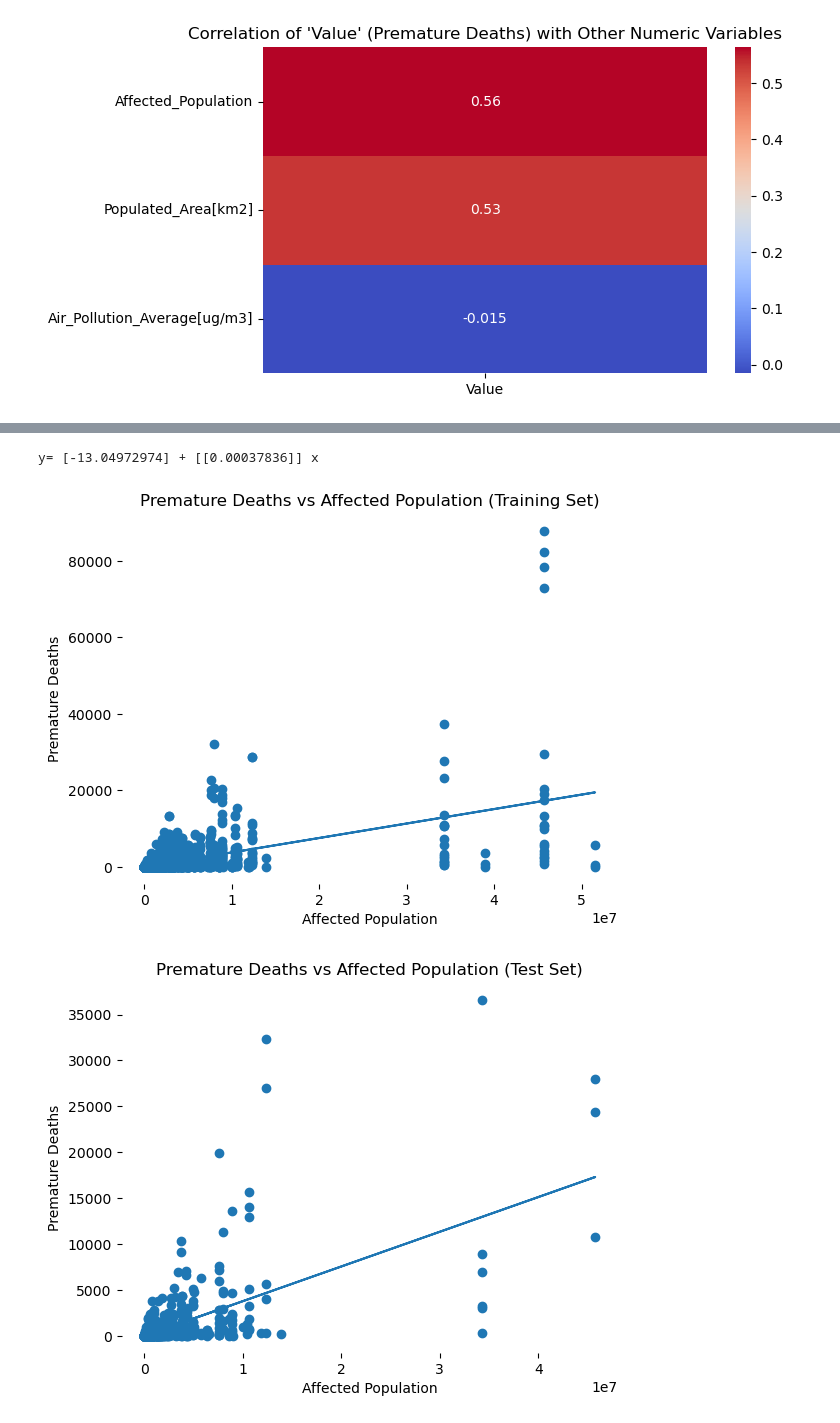
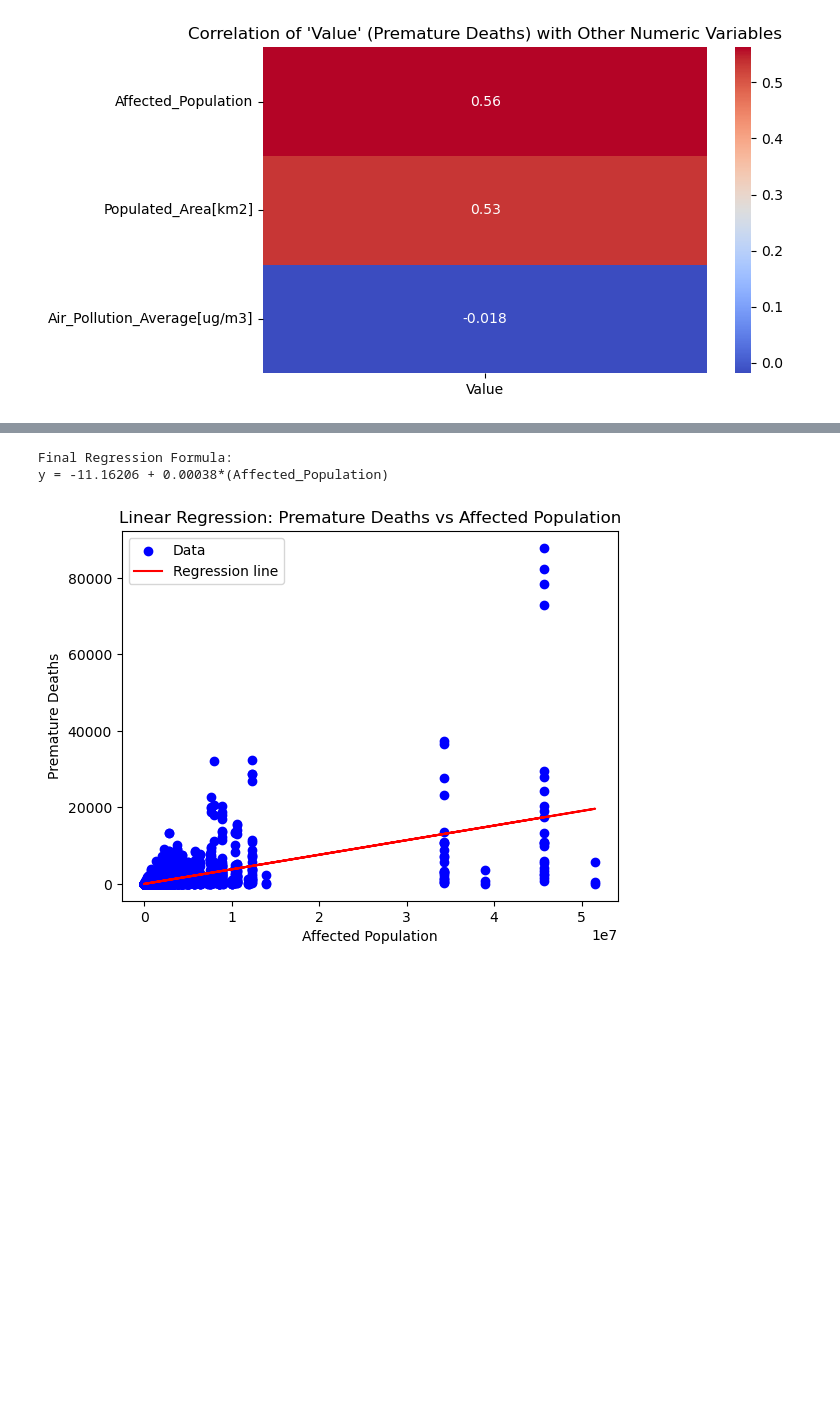
Before and after one commit to Ricardo1220901/ANADI2, a Jupyter notebook: Regressão.ipynb, the cells around one changed output, grey strips where cells are left out. Cells and saved outputs as stored; diff of their text form; code cells hidden in the pictures; blank space fills up the shorter version.

Commit message:
4.2.3 Completa(penso que sim). Falta criar os modelos SVM e Rede neuronal. Já adicionei o 4.1 ao meu codigo e adaptei tudinho.

```diff
--- a/Regressão.ipynb
+++ b/Regressão.ipynb
@@ -13,0 +86,14 @@ from pandas.core.common import random_state
+# %%
+# Verificar dados em falta
+print(df.isnull().sum())
+
+# Remover ou imputar valores nulos
+df = df.dropna()
+
+# Remover duplicados
+df = df.drop_duplicates()
+
+# Confirmar tipos
+print(df.dtypes)
+
+df.head()
@@ -15,7 +160,8 @@ from pandas.core.common import random_state
 #4.2. Regressão
 # Considere apenas os países Southern Europe:
 
-df = pd.read_csv("AIRPOL_data.csv", delimiter=";", usecols=range(8))
+regression_data = df[df["Region"] == "Southern Europe"]
 
-print(df.dtypes)
+regression_data.head()
+regression_data.dtypes
 # %% [output]
@@ -86,32 +273,24 @@ y_pred_train = regressor.predict(X_train)
 # %%
 # a) Apresente a função linear resultante
 
-print("y=", regressor.intercept_, "+", regressor.coef_, "x")
+print("\nFinal Regression Formula:")
+print(f"y = {intercept:.5f} + {coefficients:.5f}*(Affected_Population)")
 # %% [output]
-y= [-13.04972974] + [[0.00037836]] x
+Final Regression Formula:
+y = -11.16206 + 0.00038*(Affected_Population)
 # %%
 # b) Visualize a reta correspondente ao modelo de regressão linear simples e o respetivo diagrama de dispersão.
 
-# Train set predictions results
-plt.scatter(X_train, y_train)
-plt.plot(X_train, y_pred_train)
-plt.title("Premature Deaths vs Affected Population (Training Set)")
+# Plot the regression line and scatter plot
+plt.scatter(X, y, color='blue', label='Data')
+plt.plot(X, final_model.predict(X), color='red', label='Regression line')
 plt.xlabel("Affected Population")
 plt.ylabel("Premature Deaths")
-plt.box(False)
+plt.title("Linear Regression: Premature Deaths vs Affected Population")
+plt.legend()
 plt.show()
-
-# Test set predictions results
-plt.scatter(X_test, y_test)
-plt.plot(X_test, y_pred_test)
-plt.title("Premature Deaths vs Affected Population (Test Set)")
-plt.xlabel("Affected Population")
-plt.ylabel("Premature Deaths")
-plt.box(False)
-plt.show()
 # %% [output]
-[figure, old version]
+[figure, new version]
-[figure, removed]
 # %%
 # c) Calcule o erro médio absoluto (MAE) e raiz quadrada do erro médio (RMSE) do modelo
 
```
Also changed, not shown: parts of 17 cells of this notebook.
